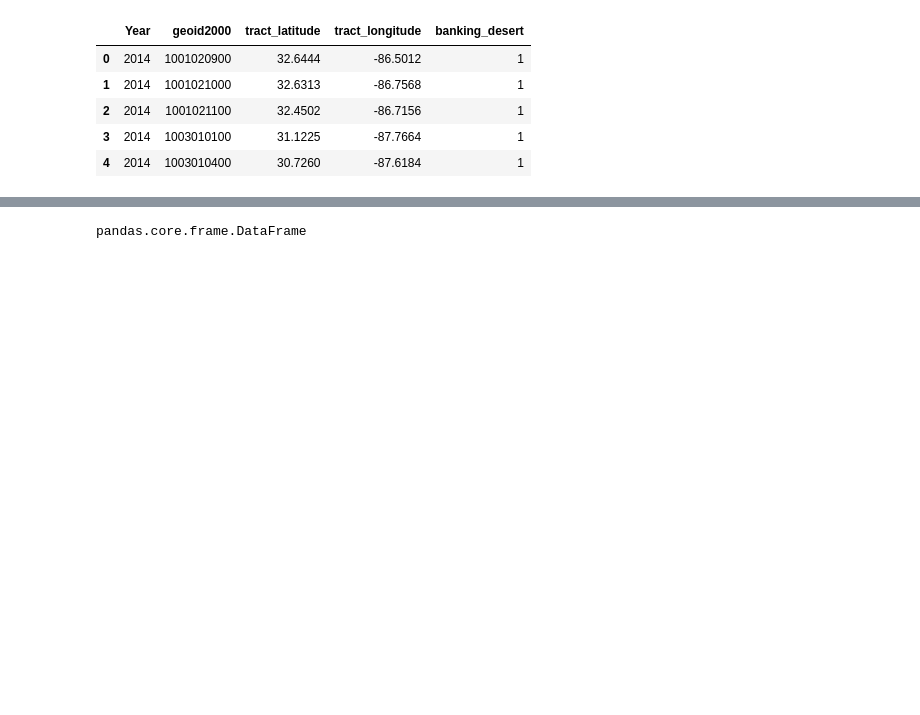
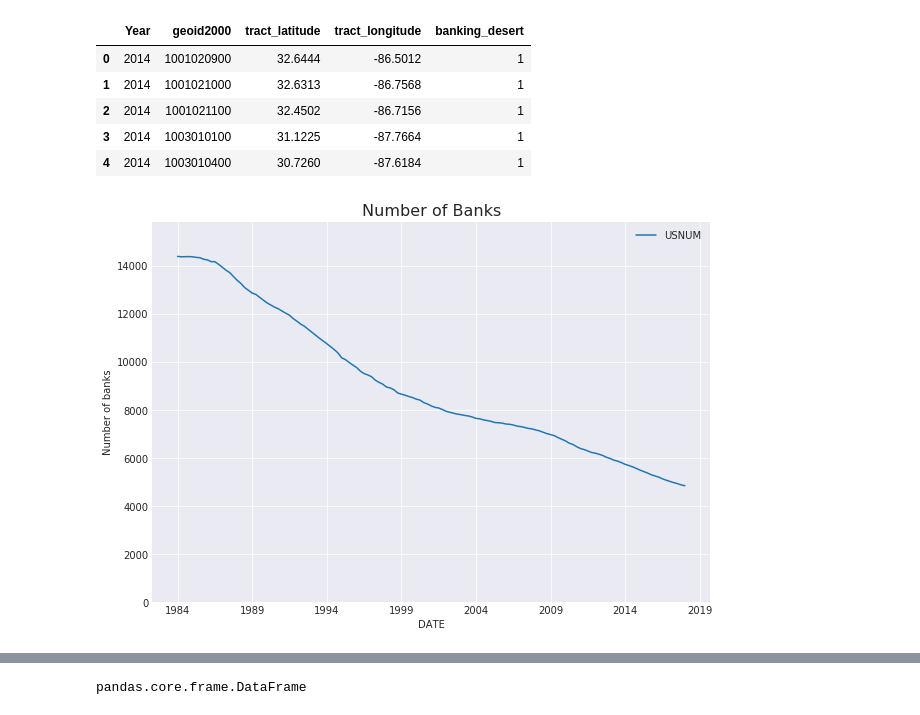
Before and after one commit to MattTriano/personal_site_public, a Jupyter notebook: Postal_banking.ipynb, the cells around one changed output, grey strips where cells are left out. Drawn from its saved outputs; the diff is of its cells as text; code cells hidden in the pictures; blank space fills up the shorter version.

```diff
--- a/Postal_banking.ipynb
+++ b/Postal_banking.ipynb
@@ -47,3 +52,11 @@ bank_locs.head()
 | 2 | 2014 | 1001021100 | 32.4502 | -86.7156 | 1 |
 | 3 | 2014 | 1003010100 | 31.1225 | -87.7664 | 1 |
 | 4 | 2014 | 1003010400 | 30.7260 | -87.6184 | 1 |
+# %%
+with sns.axes_style("darkgrid"):
+    ax = banks.plot(figsize=(10,7))
+    ax.set_title('Number of Banks', fontsize=16)
+    ax.set_ylabel('Number of banks')
+    ax.set_ylim([0, 1.1*banks.values.max()])
+# %% [output]
+[figure, added]
```
Also changed, not shown: parts of 12 cells of this notebook, 2 other files.
